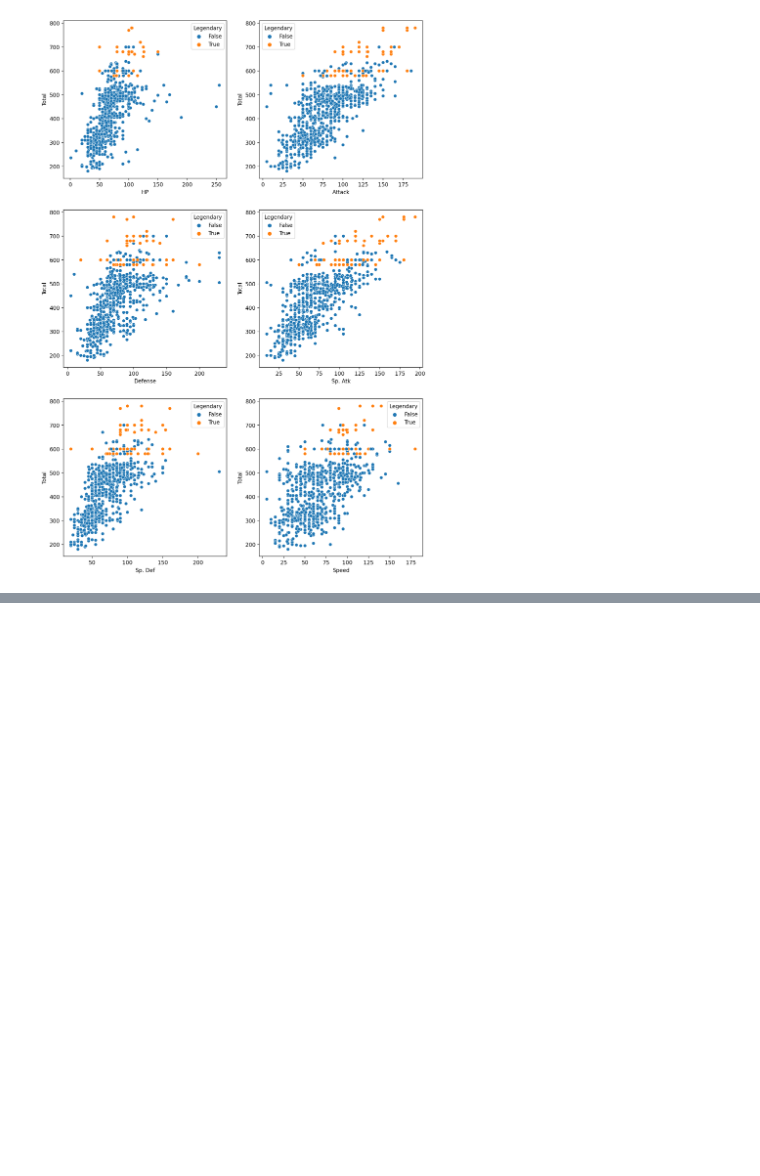
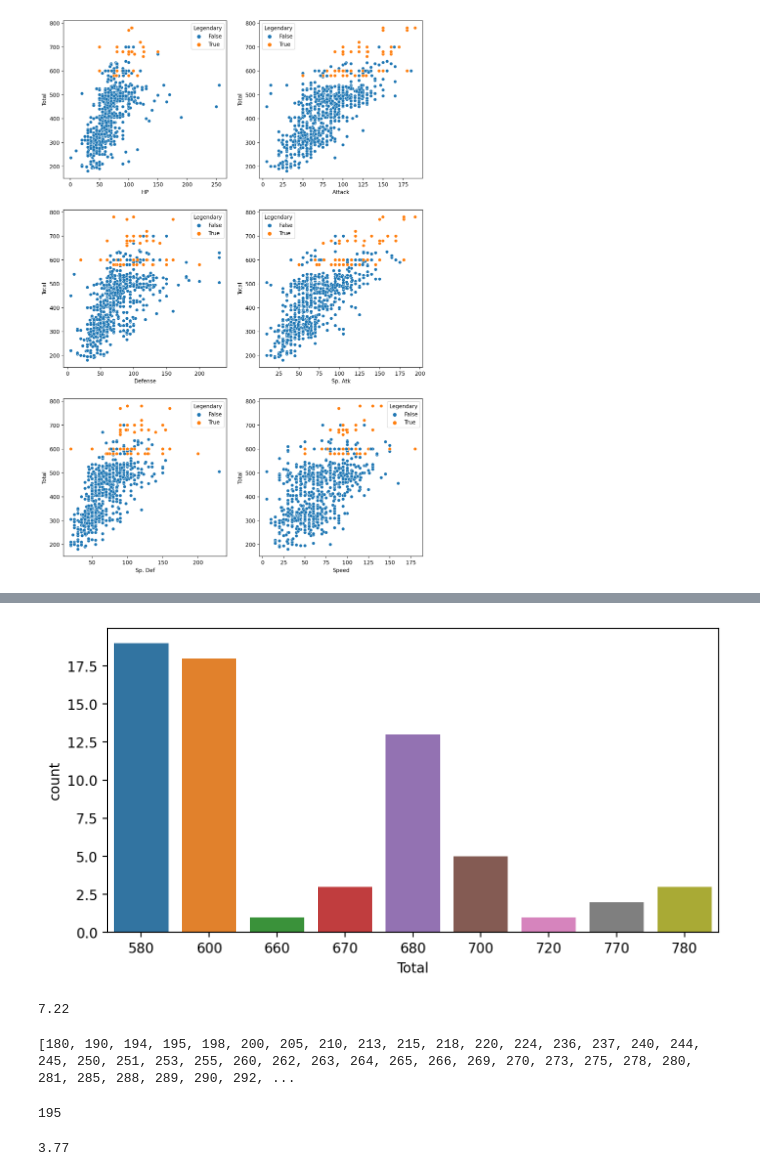
Before and after one commit to HWMV/No_use_repo_Aiffel, a Jupyter notebook: Machine_Learning/Main_quest2/Go_poketmon.ipynb, the cells around one changed output, grey strips where cells are left out. Saved outputs shown, nothing was run; the diff lists cells and outputs as text; code cells hidden in the pictures; blank space fills up the shorter version.

```diff
--- a/Machine_Learning/Main_quest2/Go_poketmon.ipynb
+++ b/Machine_Learning/Main_quest2/Go_poketmon.ipynb
@@ -344,0 +375,32 @@ plt.show()
+# %%
+# 시각화
+fig, ax = plt.subplots()
+fig.set_size_inches(8, 4)
+
+sns.countplot(data=legendary, x="Total")
+plt.show()
+# %% [output]
+[figure, added]
+# %%
+# 전설 포켓몬의 평균 Total 값
+round(65 / 9, 2)
+# %% [output]
+7.22
+# %%
+# oridinary Total 집합
+# Total 값들의 집합 확인
+# 많은 값 존재
+print(sorted(list(set(ordinary["Total"]))))
+# %% [output]
+[180, 190, 194, 195, 198, 200, 205, 210, 213, 215, 218, 220, 224, 236, 237, 240, 244, 245, 250, 251, 253, 255, 260, 262, 263, 264, 265, 266, 269, 270, 273, 275, 278, 280, 281, 285, 288, 289, 290, 292, ...
+# %%
+# oridinary 집합의 크기
+# 195개의 Total 값
+print(len(sorted(list(set(ordinary["Total"])))))
+# %% [output]
+195
+# %%
+# oridinary 평균 Total
+round(735 / 195, 2)
+# %% [output]
+3.77
```
Also changed, not shown: parts of 30 cells of this notebook.
